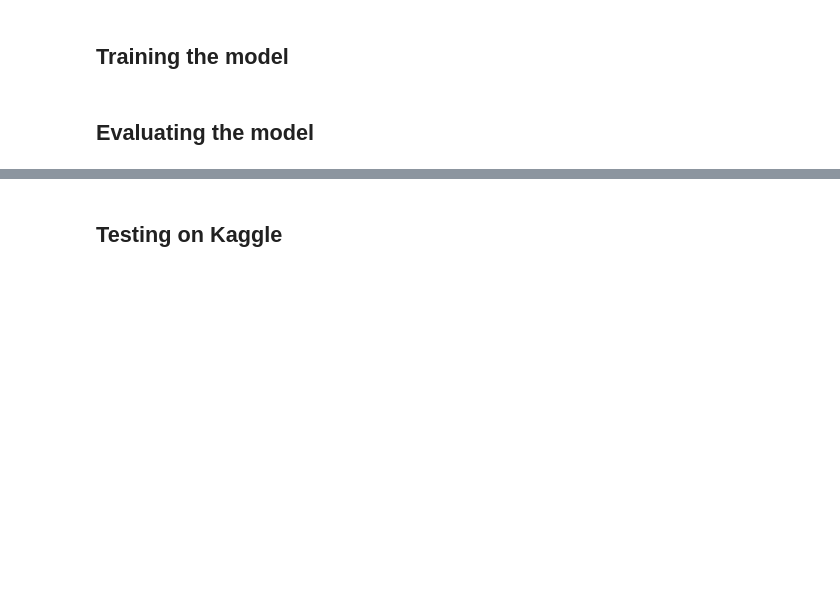
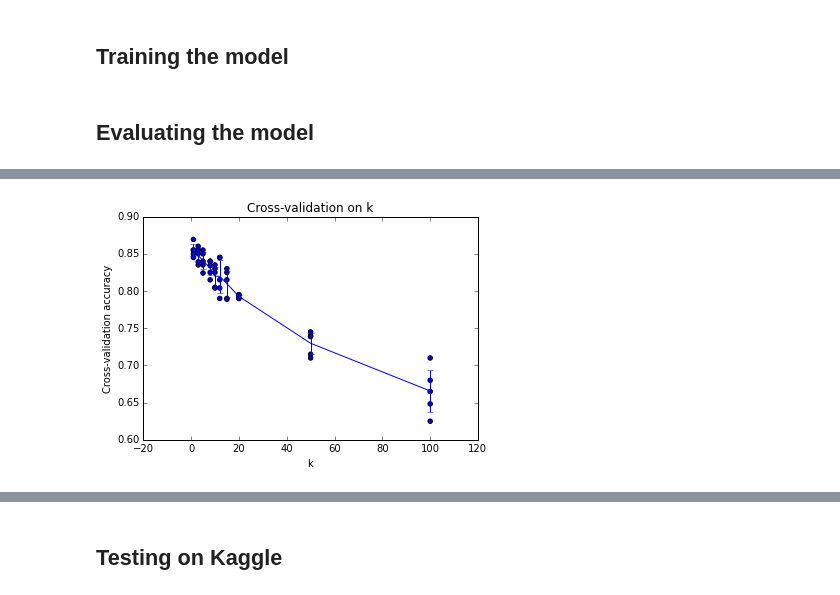
Before and after one commit to chrisdaly/Digit-Recognizer, a Jupyter notebook: notebooks/analysis.ipynb, the cells around one changed output, grey strips where cells are left out. Drawn from its saved outputs; the diff is of its cells as text; code cells hidden in the pictures; blank space fills up the shorter version.

Commit message:
Commit #8
Added different compute distances, k, cross validation

```diff
--- a/notebooks/analysis.ipynb
+++ b/notebooks/analysis.ipynb
@@ -307,3 +401,6 @@ predictions = classifier.predict(X_test, k)
+# %%
+# Use trained model to find closest neighbors and predict label.
+predictions = classifier.predict(X_test, k, num_loops=0)
 # %%
 # Basic accuracy.
 accuracy = (predictions == y_test).sum() / float(len(predictions)) * 100
@@ -312,0 +490,22 @@ print "{0:.2f}%".format(accuracy)
+# %%
+# Plot the raw observations.
+for k in k_choices:
+
+    # Get the 5 (folds) accuracacies for that k.
+    accuracies = k_to_accuracies[k]
+
+    # Plot a point for each accuracy.
+    plt.scatter([k] * len(accuracies), accuracies)
+
+# Get the mean and std accuracy for the accuracies of each K.
+accuracies_mean = np.array([np.mean(value) for key, value in sorted(k_to_accuracies.items())])
+accuracies_std = np.array([np.std(value) for key, value in sorted(k_to_accuracies.items())])
+
+# Plot the trend line with error bars that correspond to standard deviation.
+plt.errorbar(k_choices, accuracies_mean, yerr=accuracies_std)
+plt.title('Cross-validation on k')
+plt.xlabel('k')
+plt.ylabel('Cross-validation accuracy')
+plt.show()
+# %% [output]
+[figure, added]
```
Also changed, not shown: parts of 34 cells of this notebook, 2 other files.
